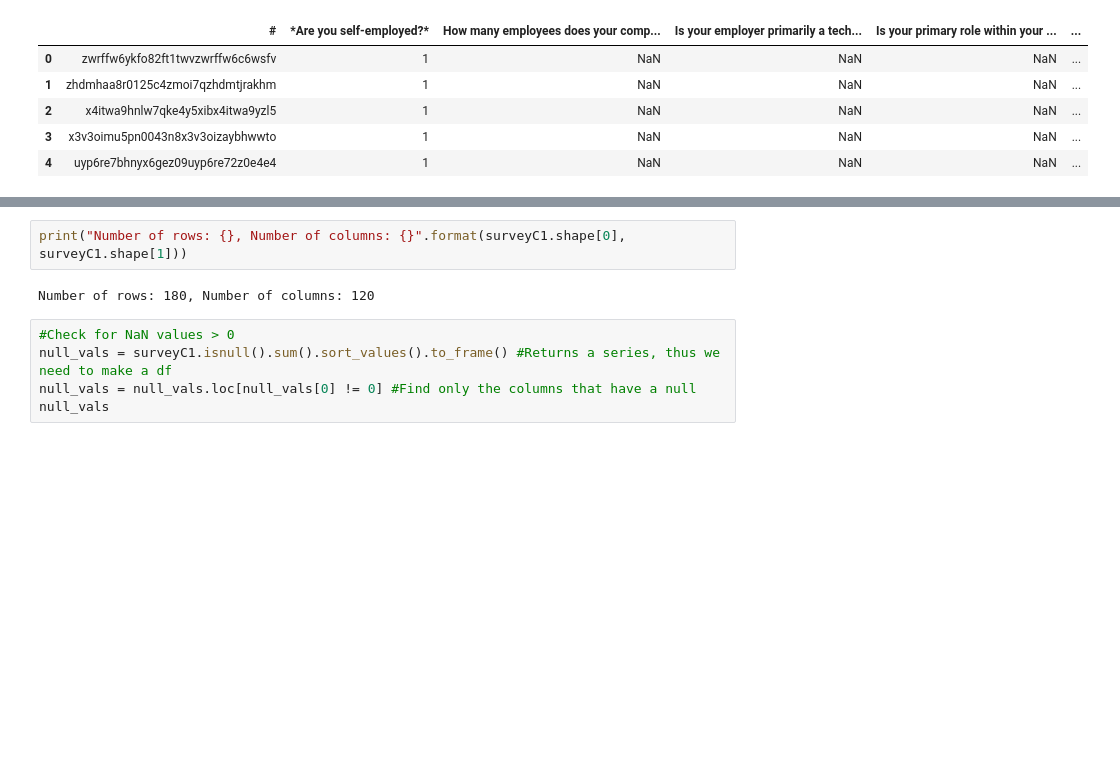
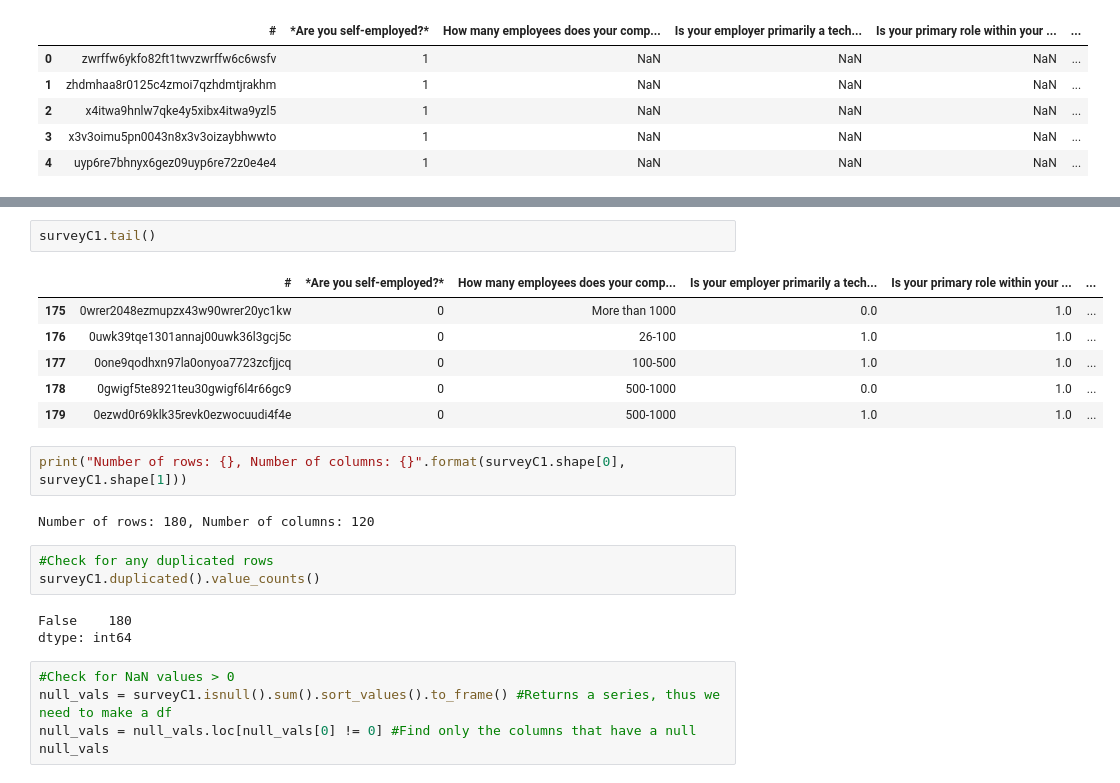
Before and after one commit to MarkJasonE/MentalHealthInTech, a Jupyter notebook: Mental Health In Tech - OSMI 2020.ipynb, the cells around one changed output, grey strips where cells are left out. Saved outputs shown, nothing was run; the diff lists cells and outputs as text; blank space fills up the shorter version.

```diff
--- a/Mental Health In Tech - OSMI 2020.ipynb
+++ b/Mental Health In Tech - OSMI 2020.ipynb
@@ -106,7 +89,22 @@ Name: Describe the conversation you had with your previous employer about your m
+# %%
+surveyC1.tail()
+# %% [output]
+|  | # | *Are you self-employed?* | How many employees does your comp... | Is your employer primarily a tech... | Is your primary role within your ... | ... |
+| 175 | 0wrer2048ezmupzx43w90wrer20yc1kw | 0 | More than 1000 | 0.0 | 1.0 | ... |
+| 176 | 0uwk39tqe1301annaj00uwk36l3gcj5c | 0 | 26-100 | 1.0 | 1.0 | ... |
+| 177 | 0one9qodhxn97la0onyoa7723zcfjjcq | 0 | 100-500 | 1.0 | 1.0 | ... |
+| 178 | 0gwigf5te8921teu30gwigf6l4r66gc9 | 0 | 500-1000 | 0.0 | 1.0 | ... |
+| 179 | 0ezwd0r69klk35revk0ezwocuudi4f4e | 0 | 500-1000 | 1.0 | 1.0 | ... |
 # %%
 print("Number of rows: {}, Number of columns: {}".format(surveyC1.shape[0], surveyC1.shape[1]))
 # %% [output]
 Number of rows: 180, Number of columns: 120
+# %%
+#Check for any duplicated rows
+surveyC1.duplicated().value_counts()
+# %% [output]
+False    180
+dtype: int64
 # %%
 #Check for NaN values > 0
 null_vals = surveyC1.isnull().sum().sort_values().to_frame() #Returns a series, thus we need to make a df
```
Also changed, not shown: parts of 37 cells of this notebook.
